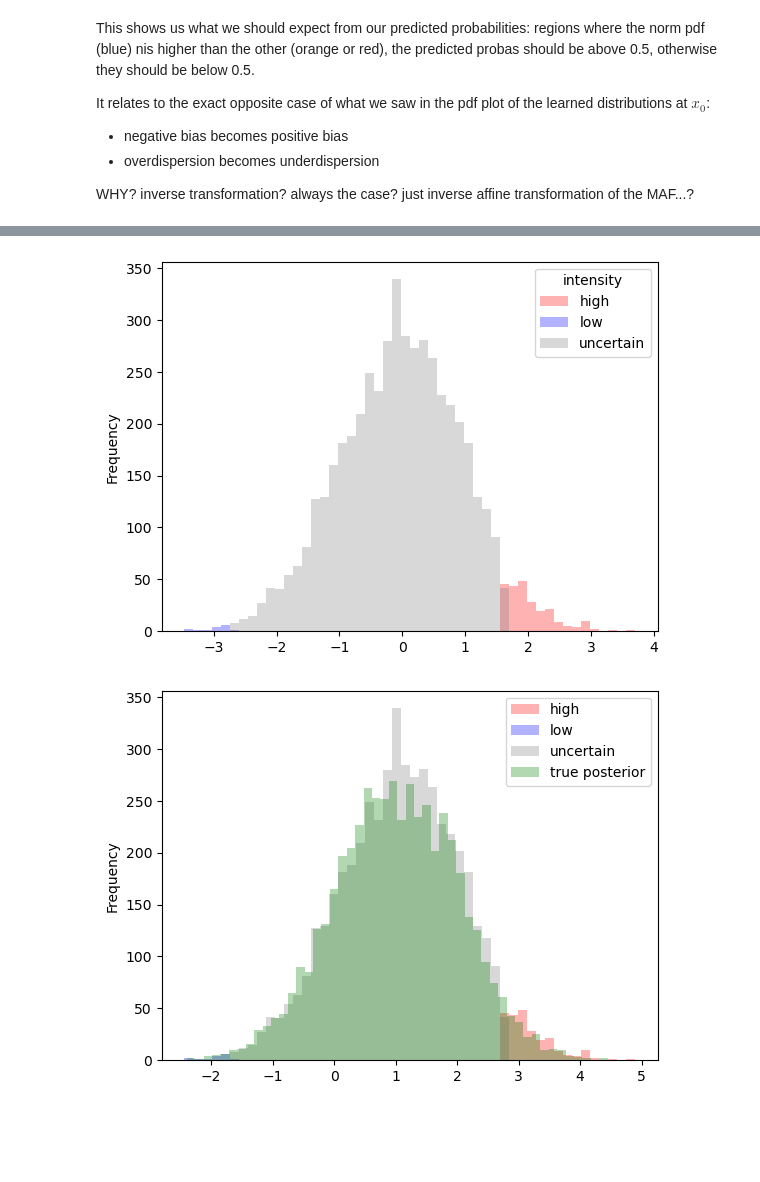
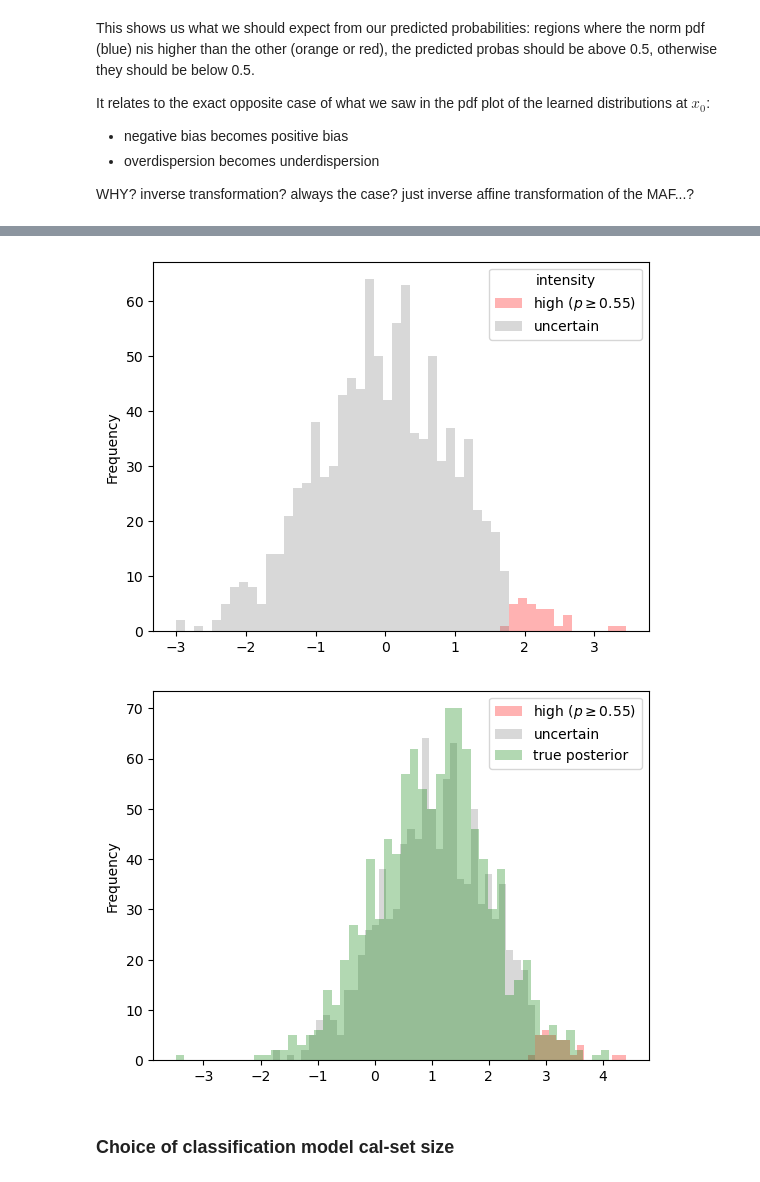
Before and after one commit to JuliaLinhart/valDiags_flows, a Jupyter notebook: notebooks/Local_C2ST_example_1D_lampe.ipynb, the cells around one changed output, grey strips where cells are left out. Saved outputs shown, nothing was run; the diff lists cells and outputs as text; code cells hidden in the pictures; blank space fills up the shorter version.

```diff
--- a/notebooks/Local_C2ST_example_1D_lampe.ipynb
+++ b/notebooks/Local_C2ST_example_1D_lampe.ipynb
@@ -250,16 +259,23 @@ from scipy.stats import norm
 
 x_0 = torch.FloatTensor([[0, 1]])
 
-samples_theta_x = torch.FloatTensor(
+samples_theta_x_0 = torch.FloatTensor(
     [data_gen.sample_theta(x_0) for i in range(len(x_cal))]
 ).reshape(-1, 1)
 
+dist_theta_x_0 = norm(loc=1,scale=1)
+
 # Plot PDF of trained flows evaluated in x_0
 flows = {"Good MAF": (maf_good.flow, x_0, "orange"), "Bad MAF": (maf_bad.flow, x_0[:, 0], "red")}
-grid = torch.linspace(-6,6,100).reshape(-1,1)
-plt.plot(grid.numpy(), norm(loc=1,scale=1).pdf(grid.numpy()), label='True')
-plt.plot(grid.numpy(), maf_good.flow(x_0).log_prob(grid).detach().exp(), color='orange', label='Good MAF')
-plt.plot(grid.numpy(), maf_bad.flow(first_dim_only(x_0)).log_prob(grid).detach().exp(), color='red', label='Bad MAF')
+grid = torch.linspace(-5,5,100).reshape(-1,1)
+plt.figure(figsize=(5,2))
+plt.plot(grid.numpy(), dist_theta_x_0.pdf(grid.numpy()), label='True', color='blue')
+plt.hist(samples_theta_x_0.numpy(), bins=30, density=True, color='blue', alpha=0.3)
+plt.plot(grid.numpy(), maf_good.flow(x_0).log_prob(grid).detach().exp(), color='orange', label='Good NF')
+plt.plot(grid.numpy(), maf_bad.flow(first_dim_only(x_0)).log_prob(grid).detach().exp(), color='red', label='Bad NF')
 plt.legend()
+# plt.xlabel(r'$\theta$')
+# plt.ylabel(r'$p(\theta \mid x_0)$')
+# plt.title(r"p.d.f. at $x_0 = (0,1)$")
 plt.show()
 # %% [output]
@@ -642,19 +640,21 @@ plt.show()
 # %%
-df_good = pd.DataFrame({'z':z_values, 'probas': np.array(probas_good).mean(axis=0)})
+df_good = pd.DataFrame({'z':P_eval[:,0], 'probas': probas_good_ens})
 # df[df['probas']>0.55]
 df_good['intensity'] = ['uncertain']*len(df_good)
-df_good.loc[df_good['probas']>0.55, 'intensity'] = 'high'
+df_good.loc[df_good['probas']>0.55, 'intensity'] = r'high ($p \geq 0.55$)'
 df_good.loc[df_good['probas']<0.45, 'intensity'] = 'low'
-df_good.pivot(columns='intensity', values='z').plot.hist(bins=50, color=['red','blue','grey'], alpha=0.3)
+df_good.pivot(columns='intensity', values='z').plot.hist(bins=50, color=['red','grey', 'blue'], alpha=0.3)
 plt.show()
 
-fwd_flow = maf_good.flow(x_0).transform.inv(torch.FloatTensor(z_values).reshape(-1,1)).detach().numpy()
+fwd_flow = maf_good.flow(x_0).transform.inv(torch.FloatTensor(P_eval).reshape(-1,1)).detach().numpy()
 
 df_good['theta'] = fwd_flow
-df_good.pivot(columns='intensity', values='theta').plot.hist(bins=50, color=['red','blue','grey'], alpha=0.3)
-plt.hist(samples_theta_x.numpy(), color='green', alpha=0.3, bins=50, label='true posterior')
+df_good.pivot(columns='intensity', values='theta').plot.hist(bins=50, color=['red','grey', 'blue'], alpha=0.3)
+plt.hist(samples_theta_x_0.numpy()[:1000], color='green', alpha=0.3, bins=50, label='true posterior')
 plt.legend()
 plt.show()
 # %% [output]
-[figure, old version]
+[figure, new version]
-[figure, old version]
+[figure, new version]
+# %% [markdown]
+### Choice of classification model cal-set size
```
Also changed, not shown: parts of 48 cells of this notebook, 2 other files.
